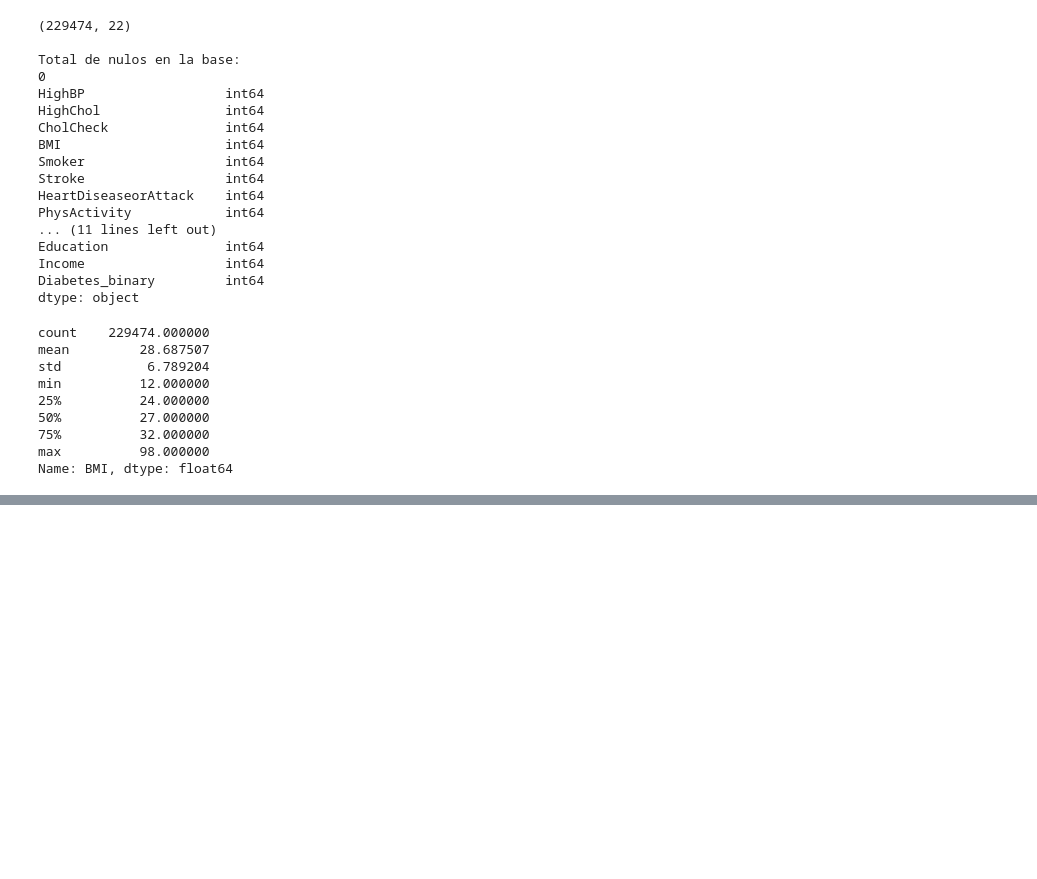
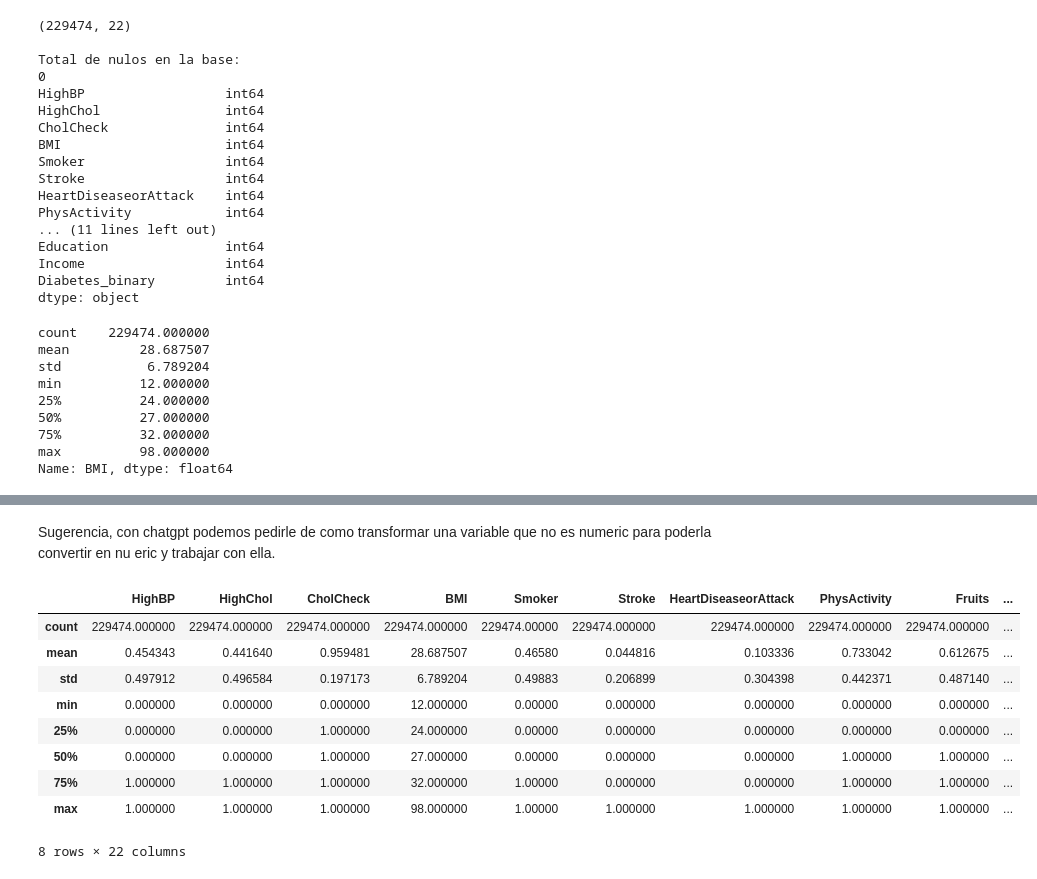
Before and after one commit to EstebanCorsino/MiPrimerRepo, a Jupyter notebook: Diabetes/Diabetes1.ipynb, the cells around one changed output, grey strips where cells are left out. Saved outputs shown, nothing was run; the diff lists cells and outputs as text; code cells hidden in the pictures; blank space fills up the shorter version.

```diff
--- a/Diabetes/Diabetes1.ipynb
+++ b/Diabetes/Diabetes1.ipynb
@@ -170,0 +238,16 @@ Name: BMI, dtype: float64
+# %% [markdown]
+Sugerencia, con chatgpt podemos pedirle de como transformar una variable que no es numeric para poderla convertir en nu eric y trabajar con ella.
+# %%
+#Resumen numerico
+Diabetes1.describe()
+# %% [output]
+|  | HighBP | HighChol | CholCheck | BMI | Smoker | Stroke | HeartDiseaseorAttack | PhysActivity | Fruits | ... |
+| count | 229474.000000 | 229474.000000 | 229474.000000 | 229474.000000 | 229474.00000 | 229474.000000 | 229474.000000 | 229474.000000 | 229474.000000 | ... |
+| mean | 0.454343 | 0.441640 | 0.959481 | 28.687507 | 0.46580 | 0.044816 | 0.103336 | 0.733042 | 0.612675 | ... |
+| std | 0.497912 | 0.496584 | 0.197173 | 6.789204 | 0.49883 | 0.206899 | 0.304398 | 0.442371 | 0.487140 | ... |
+| min | 0.000000 | 0.000000 | 0.000000 | 12.000000 | 0.00000 | 0.000000 | 0.000000 | 0.000000 | 0.000000 | ... |
+| 25% | 0.000000 | 0.000000 | 1.000000 | 24.000000 | 0.00000 | 0.000000 | 0.000000 | 0.000000 | 0.000000 | ... |
+| 50% | 0.000000 | 0.000000 | 1.000000 | 27.000000 | 0.00000 | 0.000000 | 0.000000 | 1.000000 | 1.000000 | ... |
+| 75% | 1.000000 | 1.000000 | 1.000000 | 32.000000 | 1.00000 | 0.000000 | 0.000000 | 1.000000 | 1.000000 | ... |
+| max | 1.000000 | 1.000000 | 1.000000 | 98.000000 | 1.00000 | 1.000000 | 1.000000 | 1.000000 | 1.000000 | ... |
+8 rows × 22 columns
```
Also changed, not shown: parts of 17 cells of this notebook, 4 other files.
